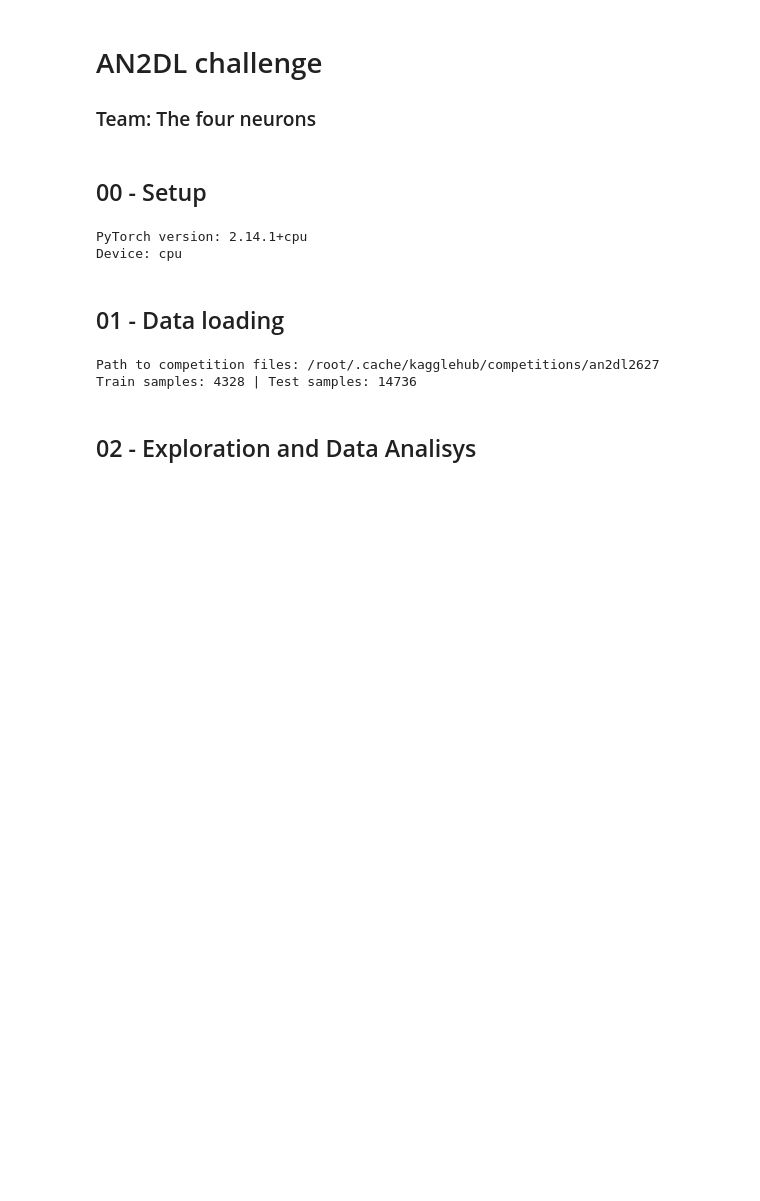
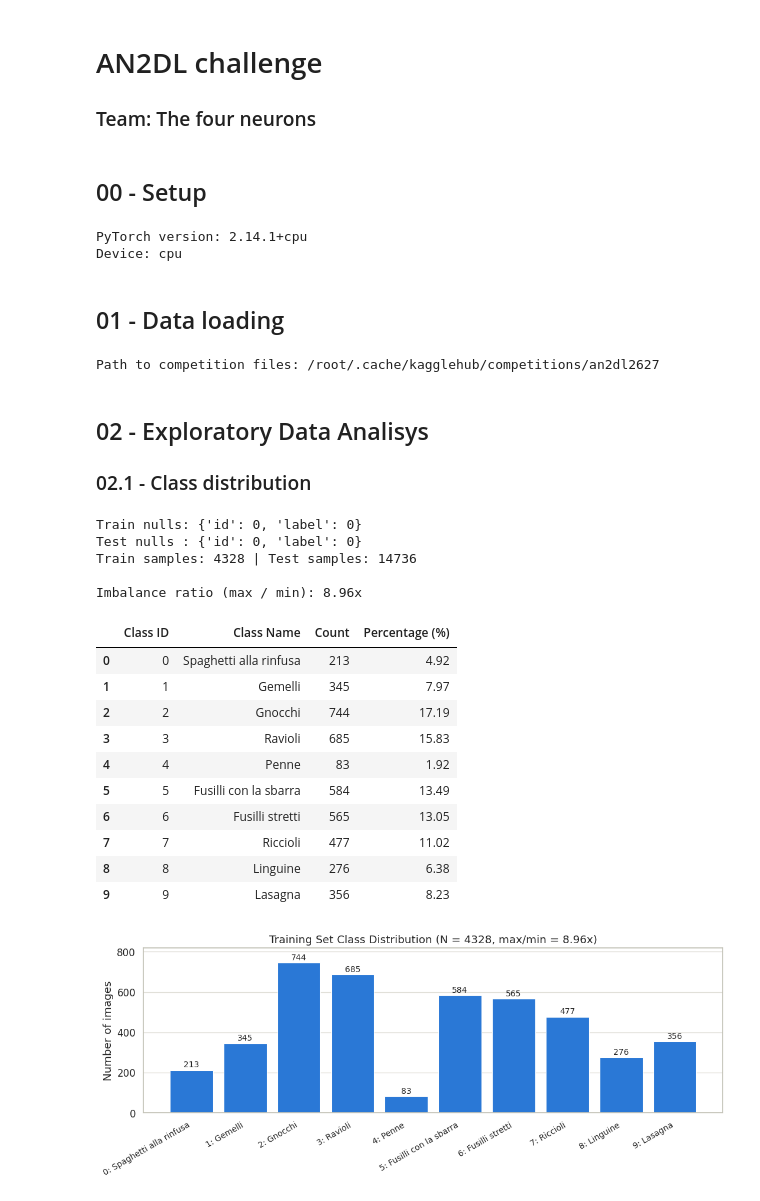
Before and after one commit to iFralex/The-four-neurons-ANDL, a Jupyter notebook: 01_notebook.ipynb, the cells around one changed output. Drawn from its saved outputs; the diff is of its cells as text; code cells hidden in the pictures; blank space fills up the shorter version.

Commit message:
class dist

```diff
--- a/01_notebook.ipynb
+++ b/01_notebook.ipynb
@@ -14,18 +14,28 @@ import torch
 from PIL import Image
 from pathlib import Path
 import kagglehub
+import seaborn as sns
 
 
 # Seed the Python, NumPy and PyTorch random number generators
 random.seed(SEED)
 np.random.seed(SEED)
 torch.manual_seed(SEED)
+torch.cuda.manual_seed_all(SEED)
 
 # Use the GPU when available; cuDNN then picks the fastest algorithms for the fixed input sizes
 device = torch.device('cuda' if torch.cuda.is_available() else 'cpu')
 torch.backends.cudnn.benchmark = True
 print(f"PyTorch version: {torch.__version__}")
 print(f"Device: {device}")
+
+# Shared plot style: colour-blind-safe palette, light grid
+PALETTE = ['#2a78d6', '#eb6834', '#1baf7a', '#eda100', '#e87ba4', '#008300', '#4a3aa7', '#e34948']
+sns.set_theme(style='whitegrid',
+              palette=PALETTE,
+              font_scale=1.1,
+              rc={'grid.color': '#e1e0d9', 'axes.edgecolor': '#c3c2b7', 'lines.linewidth': 2})
+rng = np.random.default_rng(SEED)
 # %% [output]
 PyTorch version: 2.14.1+cpu
 Device: cpu
@@ -39,10 +49,8 @@ DATA_DIR = Path(path)
 print("Path to competition files:", DATA_DIR)
 
 train_df = pd.read_csv(DATA_DIR / "train.csv")
-sub_df = pd.read_csv(DATA_DIR / "sample_submission.csv")
-print(f"Train samples: {len(train_df)} | Test samples: {len(sub_df)}")
-train_df.head()
-
+test_df = pd.read_csv(DATA_DIR / "sample_submission.csv")
+# print(f"Train samples: {len(train_df)} | Test samples: {len(test_df)}")
 
 CLASS_NAMES = {
     0: "Spaghetti alla rinfusa",
@@ -58,6 +66,64 @@ CLASS_NAMES = {
 }
 # %% [output]
 Path to competition files: /root/.cache/kagglehub/competitions/an2dl2627
-Train samples: 4328 | Test samples: 14736
 # %% [markdown]
-## 02 - Exploration and Data Analisys
+## 02 - Exploratory Data Analisys
+### 02.1 - Class distribution
+# %%
+# Check missing values and verify image files on disk
+print("Train nulls:", train_df.isna().sum().to_dict())
+print("Test nulls :", test_df.isna().sum().to_dict())
+print(f"Train samples: {len(train_df)} | Test samples: {len(test_df)}")
+
+# Class counts table (adapted from Lecture 7; test labels are hidden on Kaggle)
+counts = np.bincount(train_df["label"].values, minlength=len(CLASS_NAMES))
+dist_df = pd.DataFrame({
+    "Class ID": list(CLASS_NAMES.keys()),
+    "Class Name": list(CLASS_NAMES.values()),
+    "Count": counts,
+    "Percentage (%)": np.round(100.0 * counts / len(train_df), 2),
+})
+print(f"\nImbalance ratio (max / min): {counts.max() / counts.min():.2f}x")
+display(dist_df)
+
+# Plot class distribution
+fig, ax = plt.subplots(figsize=(11, 4.5))
+labels = [f"{c}: {name}" for c, name in CLASS_NAMES.items()]
+bars = ax.bar(labels, counts, color=PALETTE[0], edgecolor="white", linewidth=0.8)
+
+for bar, cnt in zip(bars, counts):
+    ax.text(
+        bar.get_x() + bar.get_width() / 2,
+        cnt + 5,
+        f"{cnt}",
+        ha="center",
+        va="bottom",
+        fontsize=10,
+        #fontweight="bold",
+    )
+
+ax.set_ylabel("Number of images")
+ax.set_title(f"Training Set Class Distribution (N = {len(train_df)}, max/min = {counts.max()/counts.min():.2f}x)")
+ax.set_ylim(0, counts.max() * 1.1)
+ax.grid(axis="x", visible=False)
+plt.xticks(rotation=30, ha="right", fontsize=10)
+plt.tight_layout()
+plt.show()
+# %% [output]
+Train nulls: {'id': 0, 'label': 0}
+Test nulls : {'id': 0, 'label': 0}
+Train samples: 4328 | Test samples: 14736
+
+Imbalance ratio (max / min): 8.96x
+|  | Class ID | Class Name | Count | Percentage (%) |
+| 0 | 0 | Spaghetti alla rinfusa | 213 | 4.92 |
+| 1 | 1 | Gemelli | 345 | 7.97 |
+| 2 | 2 | Gnocchi | 744 | 17.19 |
+| 3 | 3 | Ravioli | 685 | 15.83 |
+| 4 | 4 | Penne | 83 | 1.92 |
+| 5 | 5 | Fusilli con la sbarra | 584 | 13.49 |
+| 6 | 6 | Fusilli stretti | 565 | 13.05 |
+| 7 | 7 | Riccioli | 477 | 11.02 |
+| 8 | 8 | Linguine | 276 | 6.38 |
+| 9 | 9 | Lasagna | 356 | 8.23 |
+[figure, added]
```
